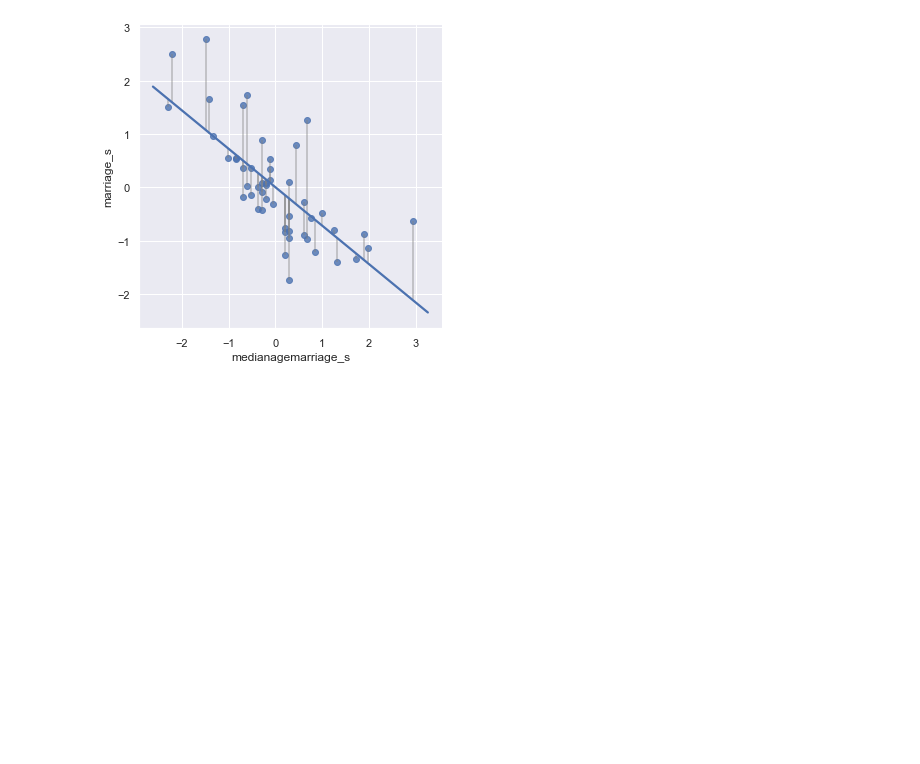
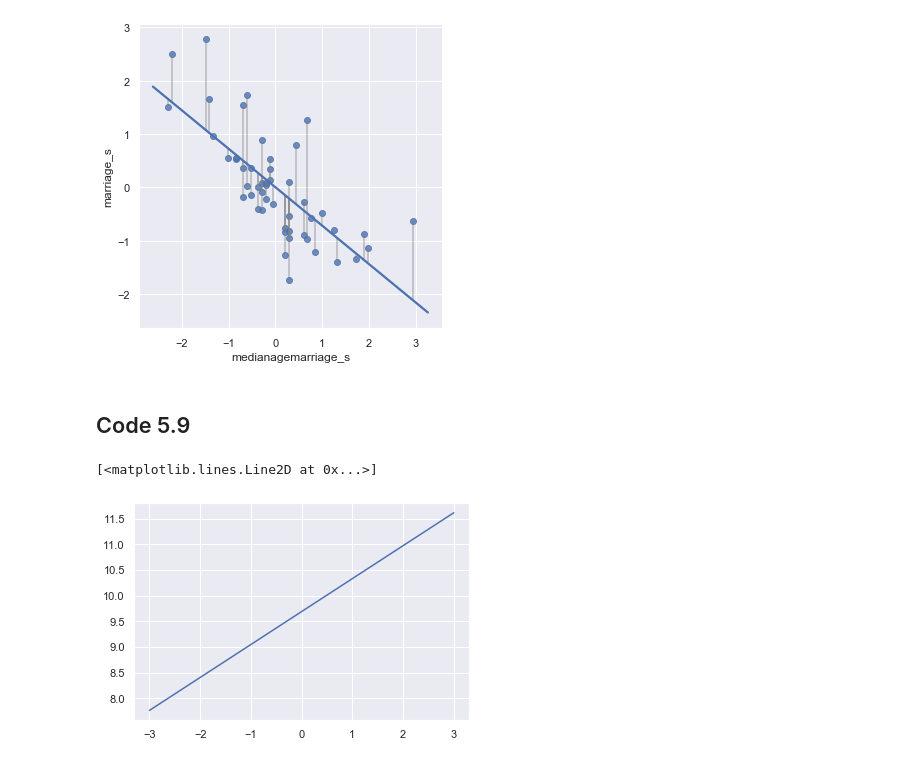
Before and after one commit to jkelley7/stat_rethinking, a Jupyter notebook: Chapter_5.ipynb, the cells around one changed output. Saved outputs shown, nothing was run; the diff lists cells and outputs as text; code cells hidden in the pictures; blank space fills up the shorter version.

```diff
--- a/Chapter_5.ipynb
+++ b/Chapter_5.ipynb
@@ -230,4 +230,18 @@ plt.vlines(d.medianagemarriage_s,mu, mu + resid, alpha = .5, color = 'grey' )
 # %% [output]
 <matplotlib.collections.LineCollection at 0x...>
 [figure]
+# %% [markdown]
+## Code 5.9
+# %%
+# holding age constant at the mean and changing the rate what is the change in prediction. It should follow what the respecitve beta is
+a_avg = d.medianagemarriage_s.mean()
+r_seq = np.linspace(-3,3, num= 100)
+mu = trace53['alpha'] + trace53['MAM_beta']*r_seq[:, np.newaxis]
+mu_pred = mu.mean(axis = 1)
+mu_hpd = az.hpd(mu.T, credible_interval=.89)
+# %%
+plt.plot(r_seq,mu_pred)
+# %% [output]
+[<matplotlib.lines.Line2D at 0x...>]
+[figure, added]
 # %%
```
Also changed, not shown: parts of 2 cells of this notebook.
